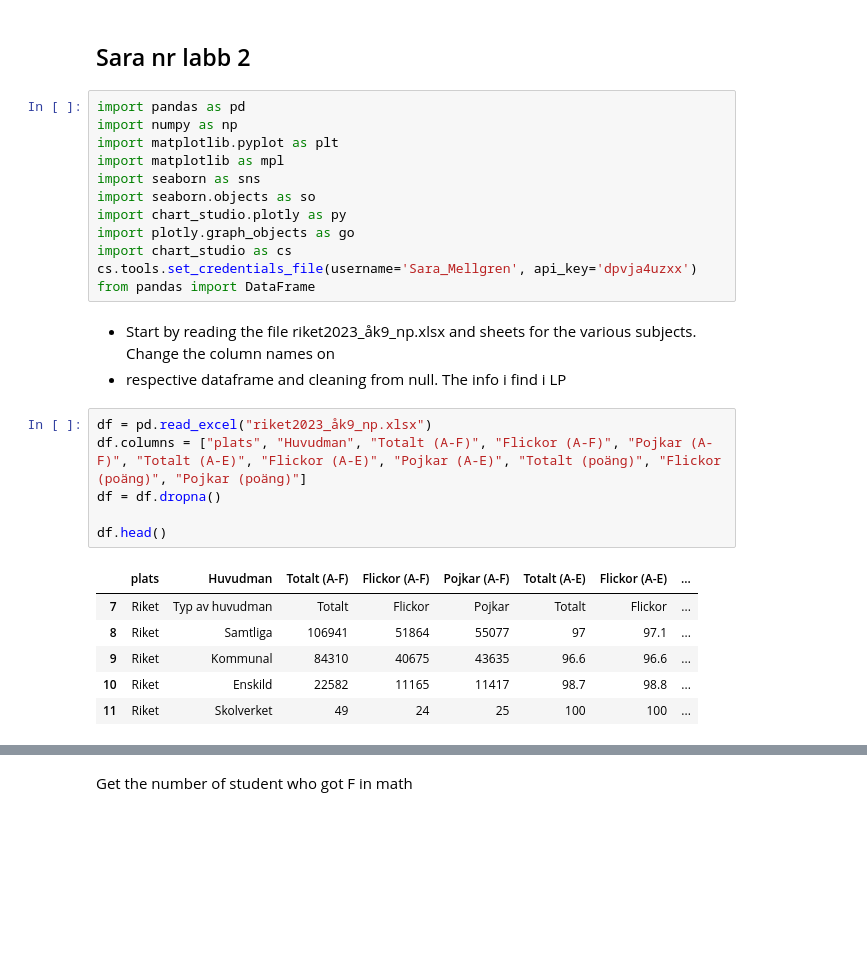
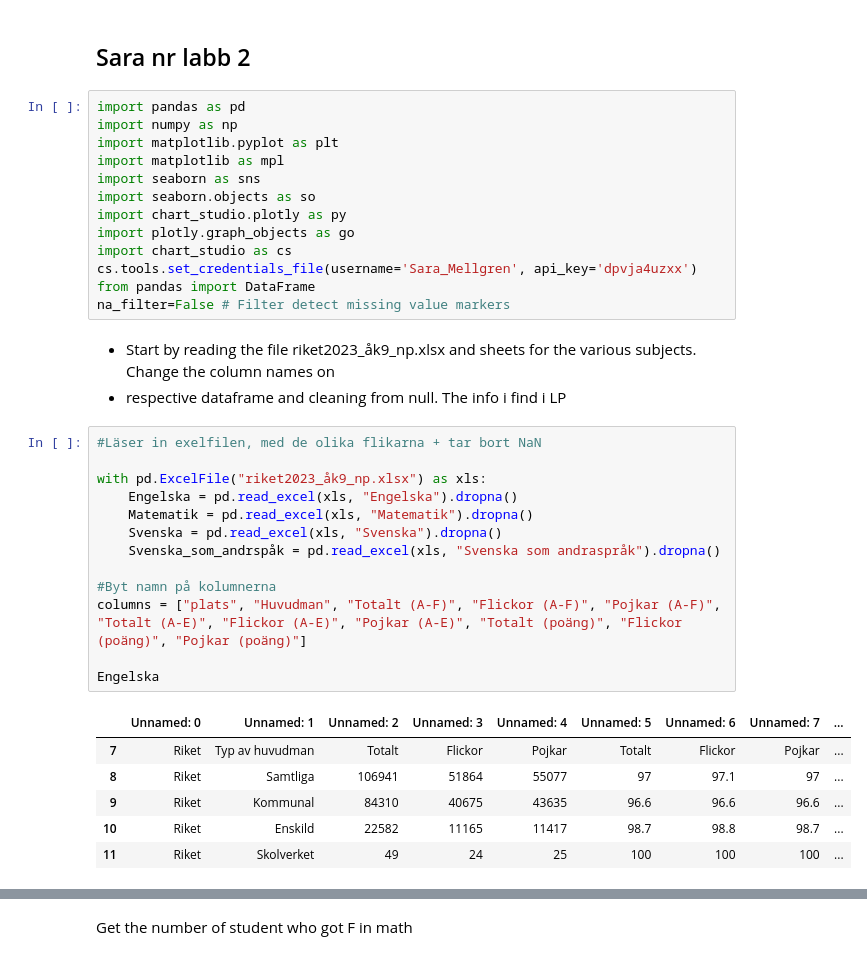
Before and after one commit to saraonsala/Python-Sara-Mellgren-OOPA23, a Jupyter notebook: Labb_2/Labb_2.ipynb, the cells around one changed output, grey strips where cells are left out. Saved outputs shown, nothing was run; the diff lists cells and outputs as text; blank space fills up the shorter version.

Commit message:
#Läser in exelfilen, med de olika flikarna + tar bort NaN: Obs byt namn på kolumnerna.

```diff
--- a/Labb_2/Labb_2.ipynb
+++ b/Labb_2/Labb_2.ipynb
@@ -12,19 +12,27 @@ import plotly.graph_objects as go
 import chart_studio as cs
 cs.tools.set_credentials_file(username='Sara_Mellgren', api_key='dpvja4uzxx')
 from pandas import DataFrame
+na_filter=False # Filter detect missing value markers
 # %% [markdown]
 * Start by reading the file riket2023_åk9_np.xlsx and sheets for the various subjects. Change the column names on
 * respective dataframe and cleaning from null. The info i find i LP
 # %%
-df = pd.read_excel("riket2023_åk9_np.xlsx")
-df.columns = ["plats", "Huvudman", "Totalt (A-F)", "Flickor (A-F)", "Pojkar (A-F)", "Totalt (A-E)", "Flickor (A-E)", "Pojkar (A-E)", "Totalt (poäng)", "Flickor (poäng)", "Pojkar (poäng)"]
-df = df.dropna()
+#Läser in exelfilen, med de olika flikarna + tar bort NaN
 
-df.head()
+with pd.ExcelFile("riket2023_åk9_np.xlsx") as xls:
+    Engelska = pd.read_excel(xls, "Engelska").dropna()
+    Matematik = pd.read_excel(xls, "Matematik").dropna()
+    Svenska = pd.read_excel(xls, "Svenska").dropna()
+    Svenska_som_andrspåk = pd.read_excel(xls, "Svenska som andraspråk").dropna()
+
+#Byt namn på kolumnerna
+columns = ["plats", "Huvudman", "Totalt (A-F)", "Flickor (A-F)", "Pojkar (A-F)", "Totalt (A-E)", "Flickor (A-E)", "Pojkar (A-E)", "Totalt (poäng)", "Flickor (poäng)", "Pojkar (poäng)"]
+
+Engelska
 # %% [output]
-|  | plats | Huvudman | Totalt (A-F) | Flickor (A-F) | Pojkar (A-F) | Totalt (A-E) | Flickor (A-E) | ... |
-| 7 | Riket | Typ av huvudman | Totalt | Flickor | Pojkar | Totalt | Flickor | ... |
-| 8 | Riket | Samtliga | 106941 | 51864 | 55077 | 97 | 97.1 | ... |
-| 9 | Riket | Kommunal | 84310 | 40675 | 43635 | 96.6 | 96.6 | ... |
-| 10 | Riket | Enskild | 22582 | 11165 | 11417 | 98.7 | 98.8 | ... |
-| 11 | Riket | Skolverket | 49 | 24 | 25 | 100 | 100 | ... |
+|  | Unnamed: 0 | Unnamed: 1 | Unnamed: 2 | Unnamed: 3 | Unnamed: 4 | Unnamed: 5 | Unnamed: 6 | Unnamed: 7 | ... |
+| 7 | Riket | Typ av huvudman | Totalt | Flickor | Pojkar | Totalt | Flickor | Pojkar | ... |
+| 8 | Riket | Samtliga | 106941 | 51864 | 55077 | 97 | 97.1 | 97 | ... |
+| 9 | Riket | Kommunal | 84310 | 40675 | 43635 | 96.6 | 96.6 | 96.6 | ... |
+| 10 | Riket | Enskild | 22582 | 11165 | 11417 | 98.7 | 98.8 | 98.7 | ... |
+| 11 | Riket | Skolverket | 49 | 24 | 25 | 100 | 100 | 100 | ... |
```
Also changed, not shown: parts of 4 cells of this notebook.
